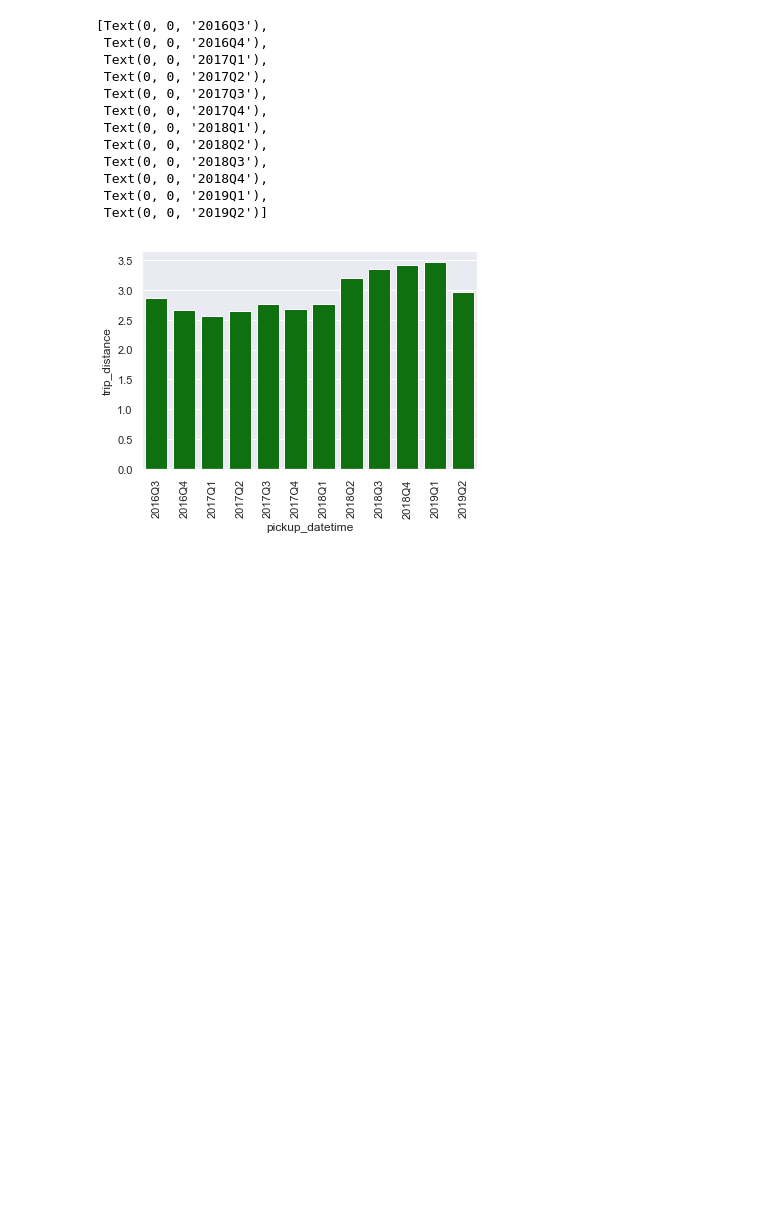
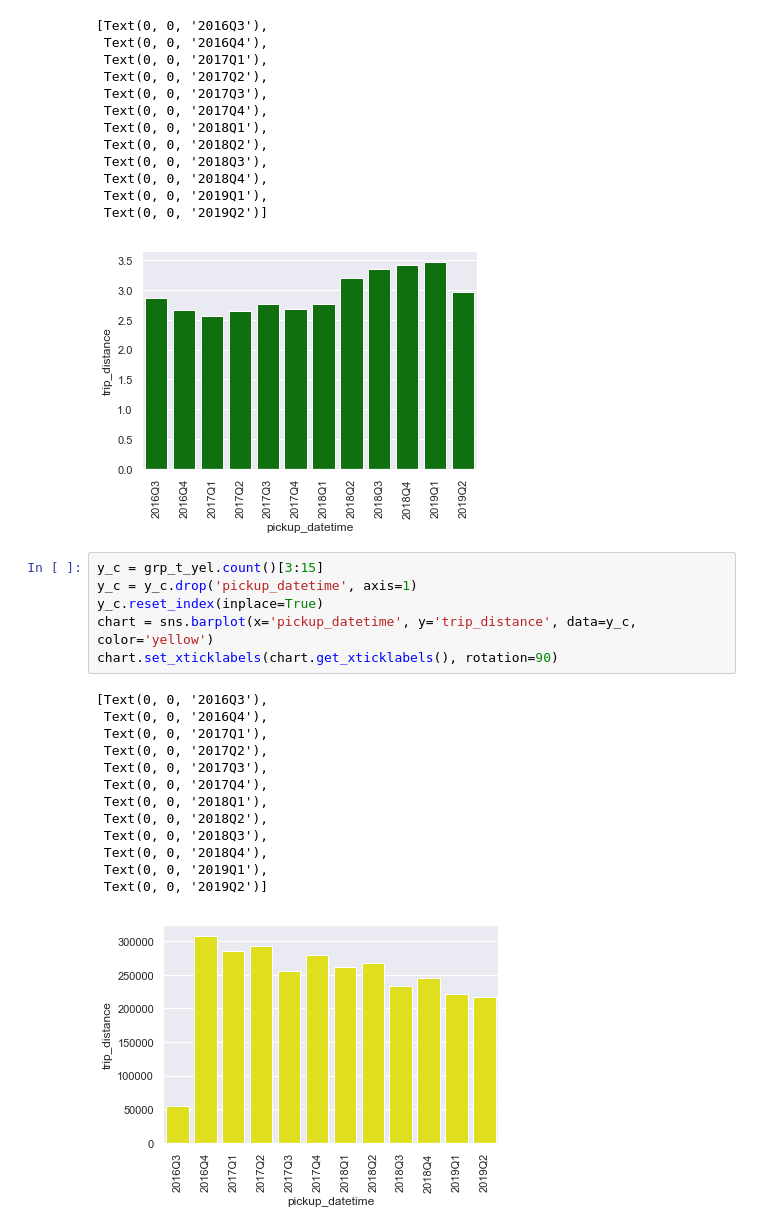
Before and after one commit to fpervaiz/LondonSpringDatathon2020, a Jupyter notebook: taxi_analysis.ipynb, the cells around one changed output. Saved outputs shown, nothing was run; the diff lists cells and outputs as text; blank space fills up the shorter version.

```diff
--- a/taxi_analysis.ipynb
+++ b/taxi_analysis.ipynb
@@ -181,3 +181,23 @@ chart.set_xticklabels(chart.get_xticklabels(), rotation=90)
  Text(0, 0, '2019Q1'),
  Text(0, 0, '2019Q2')]
 [figure]
+# %%
+y_c = grp_t_yel.count()[3:15]
+y_c = y_c.drop('pickup_datetime', axis=1)
+y_c.reset_index(inplace=True)
+chart = sns.barplot(x='pickup_datetime', y='trip_distance', data=y_c, color='yellow')
+chart.set_xticklabels(chart.get_xticklabels(), rotation=90)
+# %% [output]
+[Text(0, 0, '2016Q3'),
+ Text(0, 0, '2016Q4'),
+ Text(0, 0, '2017Q1'),
+ Text(0, 0, '2017Q2'),
+ Text(0, 0, '2017Q3'),
+ Text(0, 0, '2017Q4'),
+ Text(0, 0, '2018Q1'),
+ Text(0, 0, '2018Q2'),
+ Text(0, 0, '2018Q3'),
+ Text(0, 0, '2018Q4'),
+ Text(0, 0, '2019Q1'),
+ Text(0, 0, '2019Q2')]
+[figure, added]
```
Also changed, not shown: parts of 1 cell of this notebook, 6 other files.
